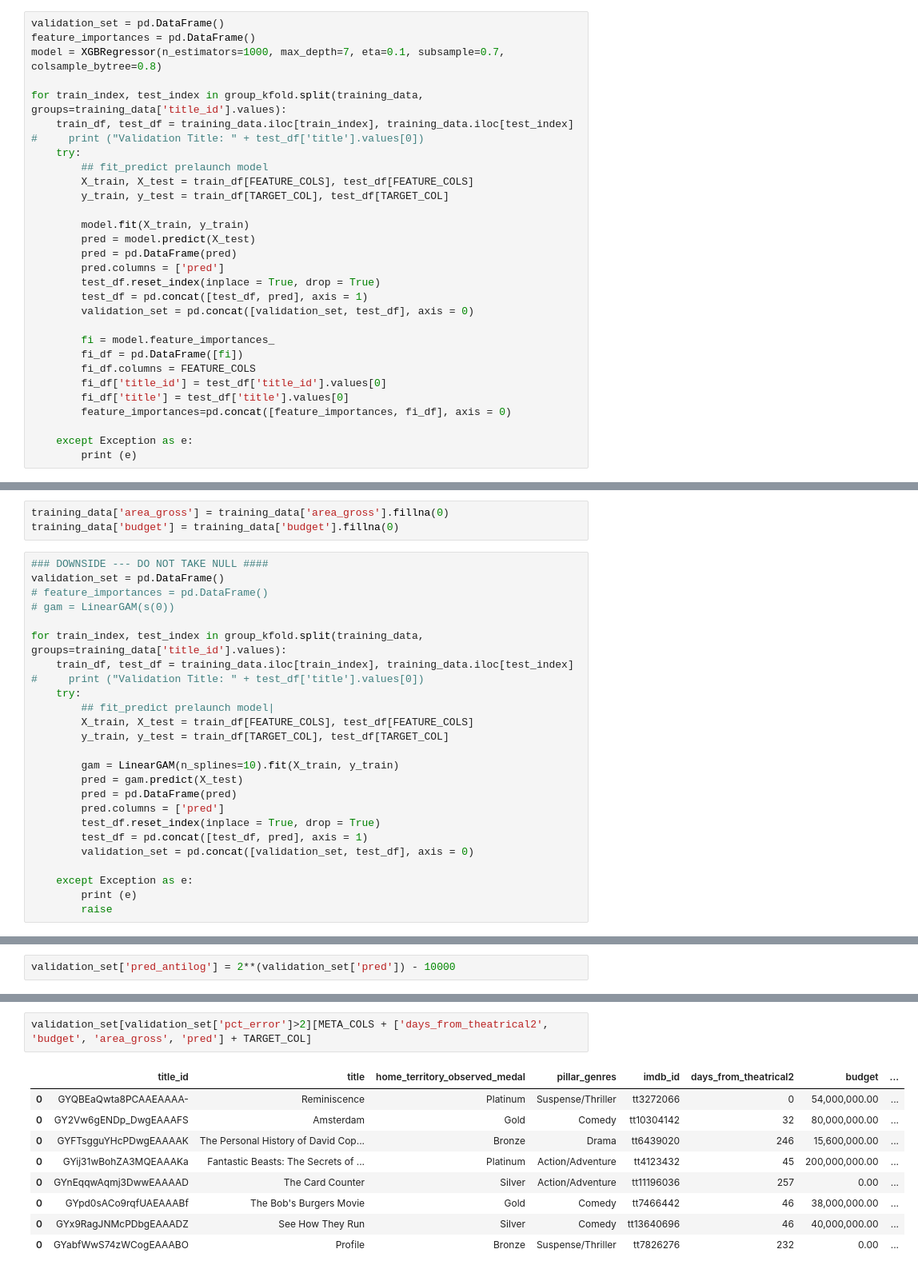
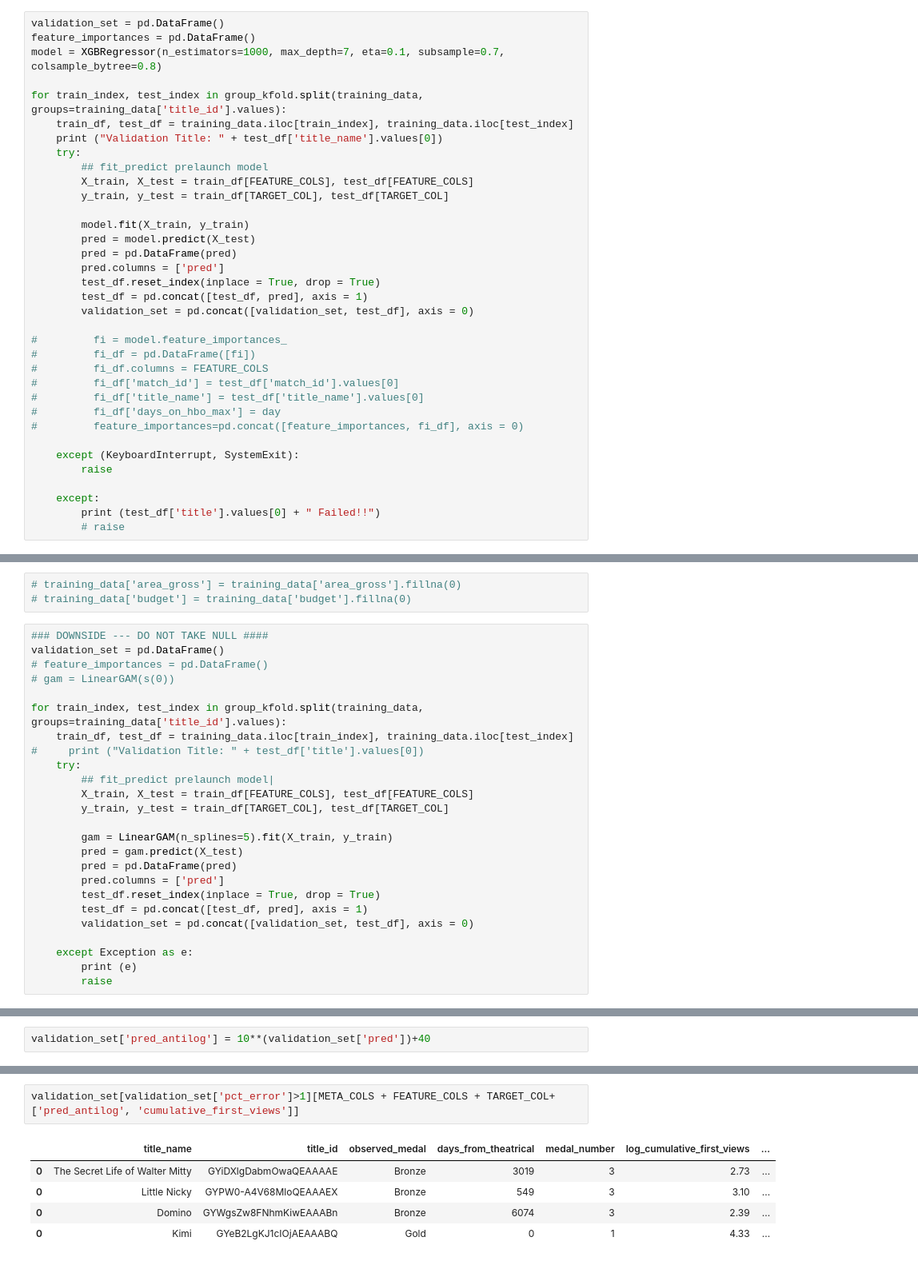
Before and after one commit to jenilu-hbo/jupyter-notebooks, a Jupyter notebook: Scheduling/2.1 Low Budget Movie Windowing Model V1.ipynb, the cells around one changed output, grey strips where cells are left out. Shown at 80% size. Cells and saved outputs as stored; diff of their text form.

```diff
--- a/Scheduling/2.1 Low Budget Movie Windowing Model V1.ipynb
+++ b/Scheduling/2.1 Low Budget Movie Windowing Model V1.ipynb
@@ -466,7 +425,7 @@ model = XGBRegressor(n_estimators=1000, max_depth=7, eta=0.1, subsample=0.7, col
 
 for train_index, test_index in group_kfold.split(training_data, groups=training_data['title_id'].values):
     train_df, test_df = training_data.iloc[train_index], training_data.iloc[test_index]
-#     print ("Validation Title: " + test_df['title'].values[0])
+    print ("Validation Title: " + test_df['title_name'].values[0])
     try:
         ## fit_predict prelaunch model
         X_train, X_test = train_df[FEATURE_COLS], test_df[FEATURE_COLS]
@@ -480,13 +439,18 @@ for train_index, test_index in group_kfold.split(training_data, groups=training_
         test_df = pd.concat([test_df, pred], axis = 1)
         validation_set = pd.concat([validation_set, test_df], axis = 0)
 
-        fi = model.feature_importances_
-        fi_df = pd.DataFrame([fi])
-        fi_df.columns = FEATURE_COLS
-        fi_df['title_id'] = test_df['title_id'].values[0]
-        fi_df['title'] = test_df['title'].values[0]
-        feature_importances=pd.concat([feature_importances, fi_df], axis = 0)
+#         fi = model.feature_importances_
+#         fi_df = pd.DataFrame([fi])
+#         fi_df.columns = FEATURE_COLS
+#         fi_df['match_id'] = test_df['match_id'].values[0]
+#         fi_df['title_name'] = test_df['title_name'].values[0]
+#         fi_df['days_on_hbo_max'] = day
+#         feature_importances=pd.concat([feature_importances, fi_df], axis = 0)
 
-    except Exception as e:
-        print (e)
+    except (KeyboardInterrupt, SystemExit):
+        raise
+
+    except:
+        print (test_df['title'].values[0] + " Failed!!")
+        # raise
 # %% [output]
@@ -544,7 +498,7 @@ medal_number              0.00
 dtype: float64
 # %%
-training_data['area_gross'] = training_data['area_gross'].fillna(0)
-training_data['budget'] = training_data['budget'].fillna(0)
+# training_data['area_gross'] = training_data['area_gross'].fillna(0)
+# training_data['budget'] = training_data['budget'].fillna(0)
 # %%
 ### DOWNSIDE --- DO NOT TAKE NULL ####
 validation_set = pd.DataFrame()
@@ -559,7 +513,7 @@ for train_index, test_index in group_kfold.split(training_data, groups=training_
         X_train, X_test = train_df[FEATURE_COLS], test_df[FEATURE_COLS]
         y_train, y_test = train_df[TARGET_COL], test_df[TARGET_COL]
 
-        gam = LinearGAM(n_splines=10).fit(X_train, y_train)
+        gam = LinearGAM(n_splines=5).fit(X_train, y_train)
         pred = gam.predict(X_test)
         pred = pd.DataFrame(pred)
         pred.columns = ['pred']
@@ -579,7 +533,7 @@ def cal_true_error(validation_set):
     error_col = (validation_set['pred_antilog']-validation_set['cumulative_first_views']).abs()/validation_set['cumulative_first_views']
     return error_col.mean()
 # %%
-validation_set['pred_antilog'] = 2**(validation_set['pred']) - 10000
+validation_set['pred_antilog'] = 10**(validation_set['pred'])+40
 # %%
 cal_true_error(validation_set)
 # %% [output]
@@ -587,17 +541,13 @@ cal_true_error(validation_set)
 # %%
 validation_set['pct_error'] = (validation_set['pred_antilog']-validation_set['cumulative_first_views']).abs()/validation_set['cumulative_first_views']
 # %%
-validation_set[validation_set['pct_error']>2][META_COLS + ['days_from_theatrical2', 'budget', 'area_gross', 'pred'] + TARGET_COL]
+validation_set[validation_set['pct_error']>1][META_COLS + FEATURE_COLS + TARGET_COL+['pred_antilog', 'cumulative_first_views']]
 # %% [output]
-|  | title_id | title | home_territory_observed_medal | pillar_genres | imdb_id | days_from_theatrical2 | budget | ... |
-| 0 | GYQBEaQwta8PCAAEAAAA- | Reminiscence | Platinum | Suspense/Thriller | tt3272066 | 0 | 54,000,000.00 | ... |
-| 0 | GY2Vw6gENDp_DwgEAAAFS | Amsterdam | Gold | Comedy | tt10304142 | 32 | 80,000,000.00 | ... |
-| 0 | GYFTsgguYHcPDwgEAAAAK | The Personal History of David Cop... | Bronze | Drama | tt6439020 | 246 | 15,600,000.00 | ... |
-| 0 | GYij31wBohZA3MQEAAAKa | Fantastic Beasts: The Secrets of ... | Platinum | Action/Adventure | tt4123432 | 45 | 200,000,000.00 | ... |
-| 0 | GYnEqqwAqmj3DwwEAAAAD | The Card Counter | Silver | Action/Adventure | tt11196036 | 257 | 0.00 | ... |
-| 0 | GYpd0sACo9rqfUAEAAABf | The Bob's Burgers Movie | Gold | Comedy | tt7466442 | 46 | 38,000,000.00 | ... |
-| 0 | GYx9RagJNMcPDbgEAAADZ | See How They Run | Silver | Comedy | tt13640696 | 46 | 40,000,000.00 | ... |
-| 0 | GYabfWwS74zWCogEAAABO | Profile | Bronze | Suspense/Thriller | tt7826276 | 232 | 0.00 | ... |
+|  | title_name | title_id | observed_medal | days_from_theatrical | medal_number | log_cumulative_first_views | ... |
+| 0 | The Secret Life of Walter Mitty | GYiDXlgDabmOwaQEAAAAE | Bronze | 3019 | 3 | 2.73 | ... |
+| 0 | Little Nicky | GYPW0-A4V68MloQEAAAEX | Bronze | 549 | 3 | 3.10 | ... |
+| 0 | Domino | GYWgsZw8FNhmKiwEAAABn | Bronze | 6074 | 3 | 2.39 | ... |
+| 0 | Kimi | GYeB2LgKJ1cIOjAEAAABQ | Gold | 0 | 1 | 4.33 | ... |
 # %%
 X = training_data[FEATURE_COLS]
 y = training_data[TARGET_COL]
```
Also changed, not shown: parts of 76 cells of this notebook, 3 other files.
